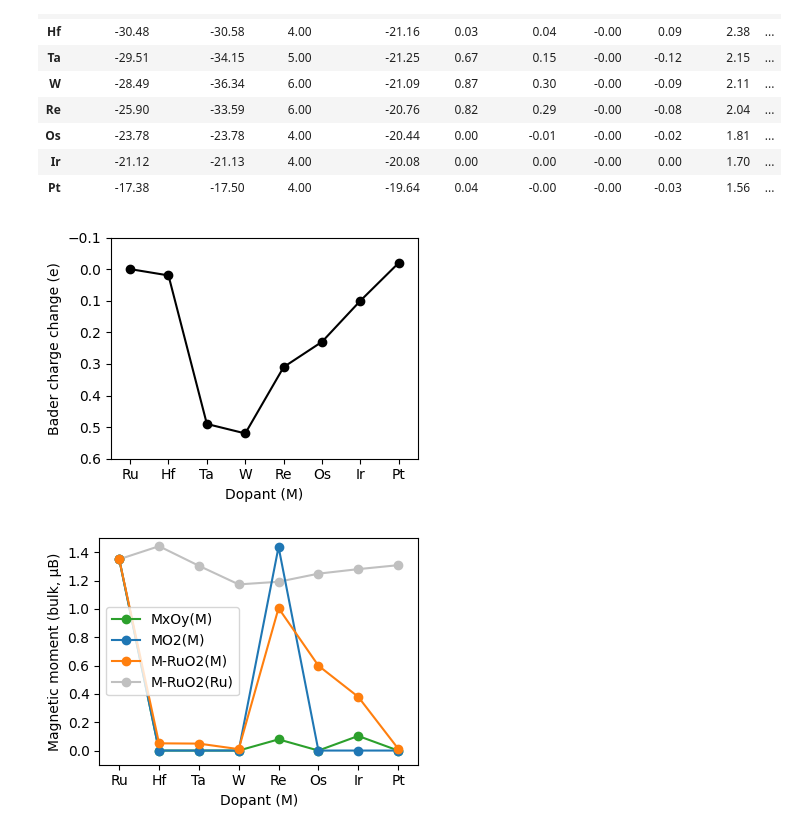
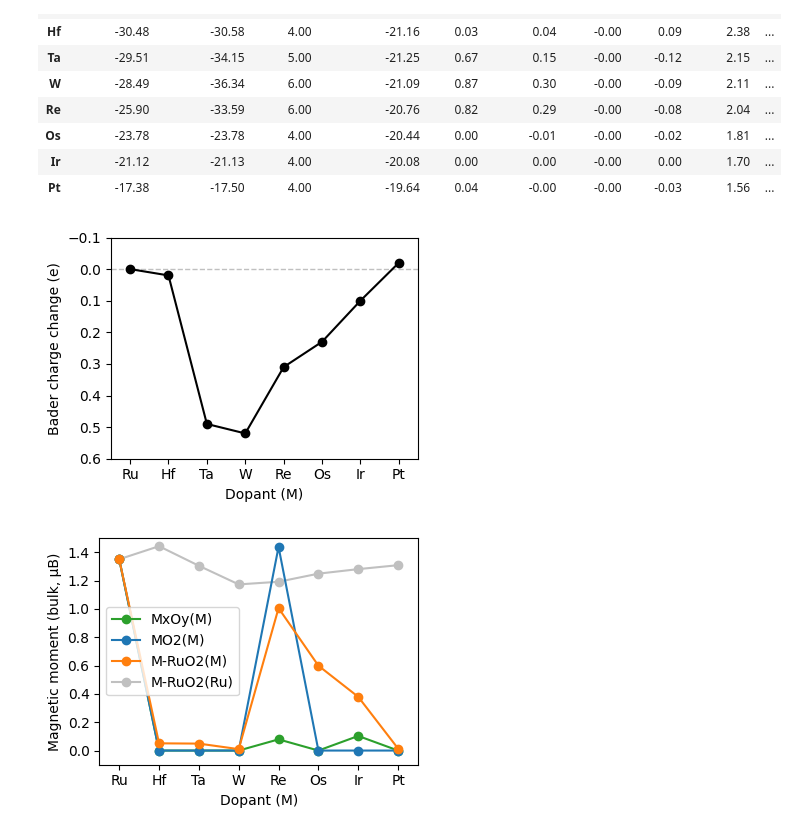
Before and after one commit to jhyeonjung97/tools, a Jupyter notebook: ruo2/icohp.ipynb, the cells around one changed output. Drawn from its saved outputs; the diff is of its cells as text; code cells hidden in the pictures.

```diff
--- a/ruo2/icohp.ipynb
+++ b/ruo2/icohp.ipynb
@@ -253,29 +255,31 @@ data
 # %%
 data['bulk_Δchg'] = data['M-RuO2_chg(M)'] - data['MO2_chg']
 
 plt.figure(figsize=figsize)
 
 plt.plot(
     data.index,
     data['bulk_Δchg'],
     marker='o',
     color='black',
 )
+
+plt.axhline(0, color='silver', linestyle='--', linewidth='1', zorder=0)
 
 plt.xlabel('Dopant (M)')
 plt.ylabel('Bader charge change (e)')
 plt.ylim(0.6, -0.1)
 
 plt.xlim(-0.5, 7.5)
 # plt.legend(loc='best')
 plt.xticks(range(len(data.index)), data.index.tolist())
 
 plt.tight_layout()
 plt.savefig(f'{root}/figures/bulk_doping_bader_charge.png', dpi=dpi, transparent=True)
 plt.show()
 plt.close()
 # %% [output]
-[figure, old version]
+[figure, new version]
 # %%
 plt.figure(figsize=figsize)
 
```
Also changed, not shown: parts of 5 cells of this notebook, 1 other file.
